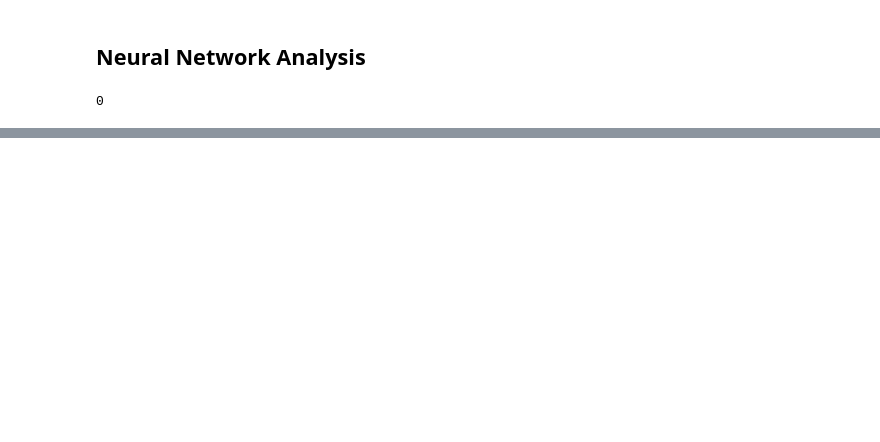
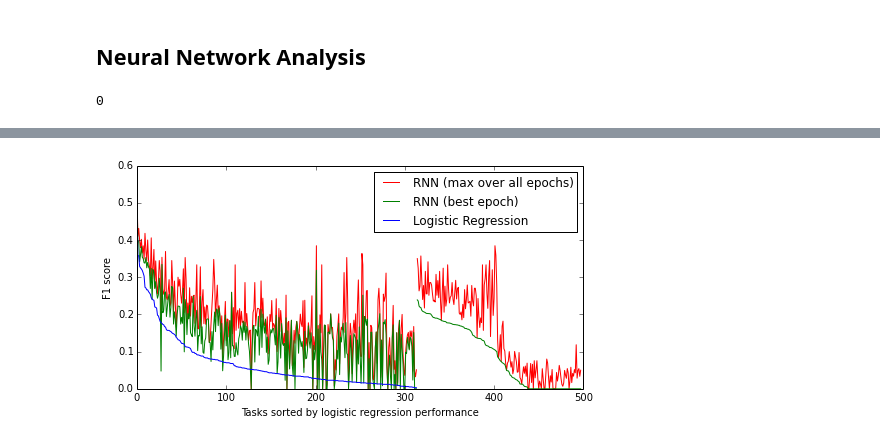
Before and after one commit to jessemzhang/deep_learning_genomics_nlp, a Jupyter notebook: baselines/logistic_regression.ipynb, the cells around one changed output, grey strips where cells are left out. Saved outputs shown, nothing was run; the diff lists cells and outputs as text; code cells hidden in the pictures; blank space fills up the shorter version.

```diff
--- a/baselines/logistic_regression.ipynb
+++ b/baselines/logistic_regression.ipynb
@@ -204,0 +318,23 @@ F1 = np.array(F1)
+# %%
+# Sort indices where logistic regression fails
+iz = np.where(test[:,1] == 0)[0][0]
+ii = np.array([j[1] for j in sorted([(a,i) for i,a in enumerate(test2[iz:,0])],reverse=True)])
+
+iz_ind = range(iz,iz+len(ii))
+
+plt.figure(figsize=(8,4))
+plt.plot(test[:iz,0],label='RNN (max over all epochs)',c='r')
+temp1 = test[iz:,0]
+plt.plot(iz_ind,temp1[ii],c='r')
+plt.plot(test2[:iz,0],label='RNN (best epoch)',c='g')
+temp2 = test2[iz:,0]
+plt.plot(iz_ind,temp2[ii],c='g')
+plt.plot(test[:iz,1],label='Logistic Regression',c='b')
+temp3 = test2[iz:,1]
+plt.plot(iz_ind,temp3[ii],c='b')
+plt.xlabel('Tasks sorted by logistic regression performance')
+plt.ylabel('F1 score')
+plt.legend()
+plt.savefig('/data/deep_learning/project_deliverables/F1_scores_498.png', format='png', dpi=200)
+# %% [output]
+[figure, added]
```
Also changed, not shown: parts of 19 cells of this notebook.
